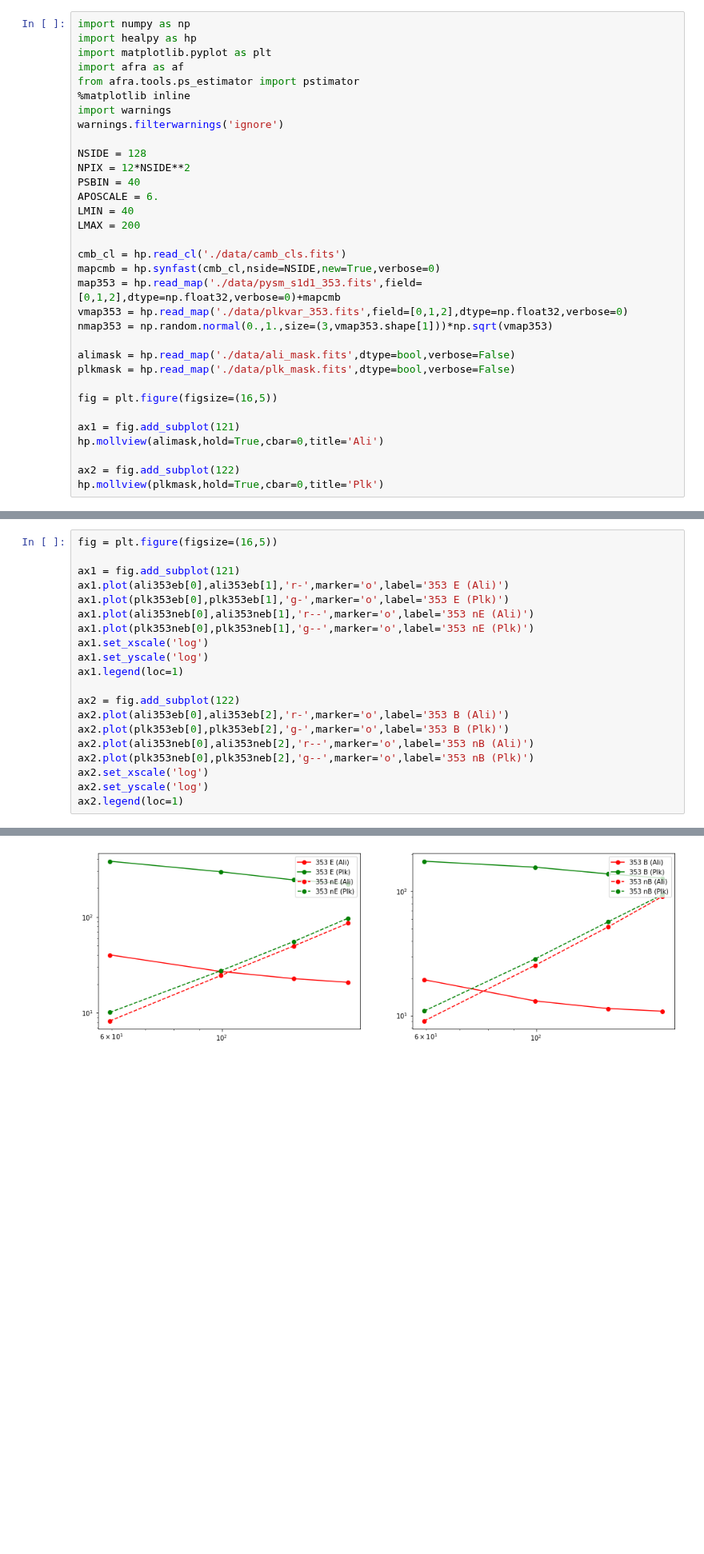
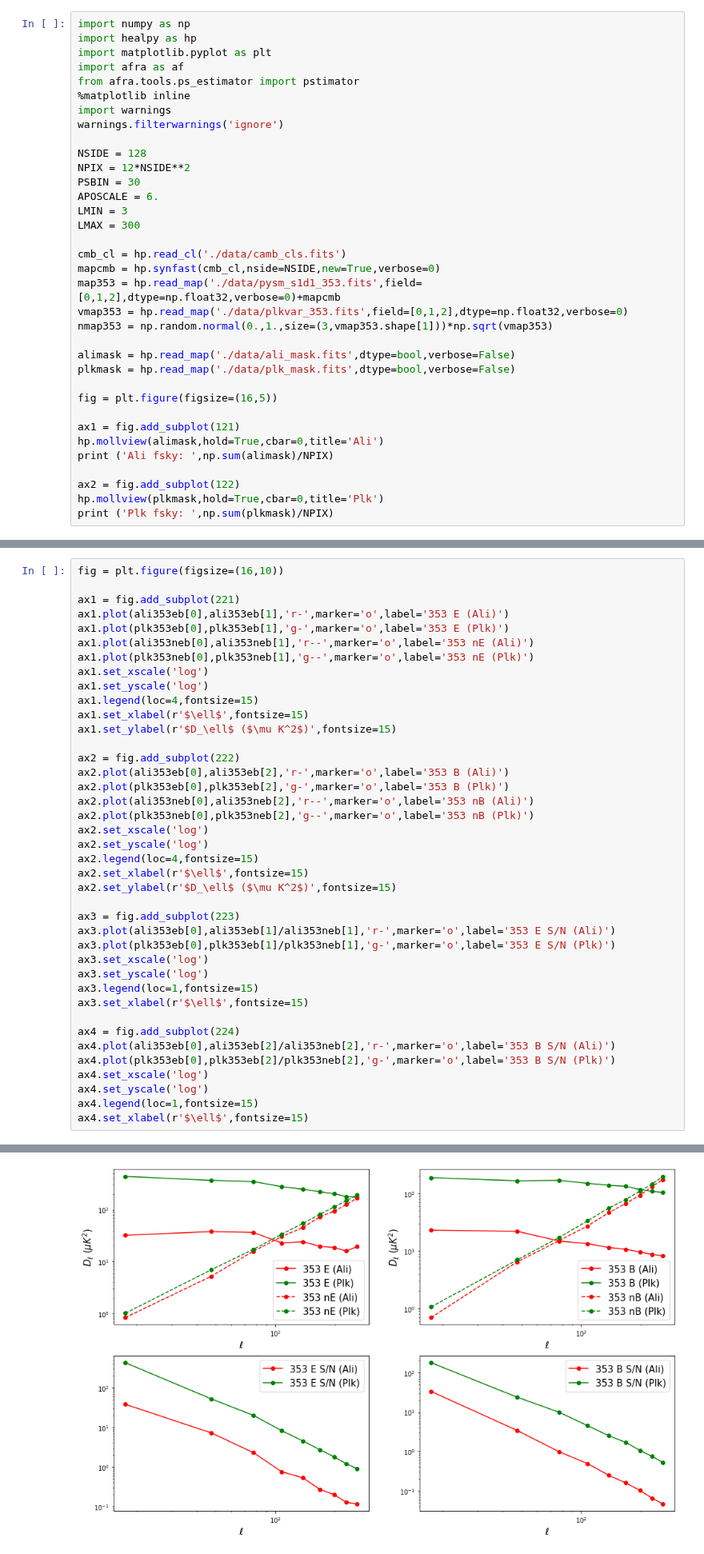
Before and after one commit to gioacchinowang/afra, a Jupyter notebook: tutorials/tutorial00.ipynb, the cells around one changed output, grey strips where cells are left out. Shown at 80% size. Cells and saved outputs as stored; diff of their text form; blank space fills up the shorter version.

```diff
--- a/tutorials/tutorial00.ipynb
+++ b/tutorials/tutorial00.ipynb
@@ -14,10 +14,10 @@ warnings.filterwarnings('ignore')
 
 NSIDE = 128
 NPIX = 12*NSIDE**2
-PSBIN = 40
+PSBIN = 30
 APOSCALE = 6.
-LMIN = 40
-LMAX = 200
+LMIN = 3
+LMAX = 300
 
 cmb_cl = hp.read_cl('./data/camb_cls.fits')
 mapcmb = hp.synfast(cmb_cl,nside=NSIDE,new=True,verbose=0)
@@ -32,7 +32,9 @@ fig = plt.figure(figsize=(16,5))
 
 ax1 = fig.add_subplot(121)
 hp.mollview(alimask,hold=True,cbar=0,title='Ali')
+print ('Ali fsky: ',np.sum(alimask)/NPIX)
 
 ax2 = fig.add_subplot(122)
 hp.mollview(plkmask,hold=True,cbar=0,title='Plk')
+print ('Plk fsky: ',np.sum(plkmask)/NPIX)
 # %% [output]
@@ -46,23 +50,43 @@ plkest = pstimator(nside=NSIDE,mask=plkmask,aposcale=APOSCALE,psbin=PSBIN,lmin=L
 plk353eb = plkest.autoBP(map353)
 plk353neb = plkest.autoBP(nmap353)
 # %%
-fig = plt.figure(figsize=(16,5))
+fig = plt.figure(figsize=(16,10))
 
-ax1 = fig.add_subplot(121)
+ax1 = fig.add_subplot(221)
 ax1.plot(ali353eb[0],ali353eb[1],'r-',marker='o',label='353 E (Ali)')
 ax1.plot(plk353eb[0],plk353eb[1],'g-',marker='o',label='353 E (Plk)')
 ax1.plot(ali353neb[0],ali353neb[1],'r--',marker='o',label='353 nE (Ali)')
 ax1.plot(plk353neb[0],plk353neb[1],'g--',marker='o',label='353 nE (Plk)')
 ax1.set_xscale('log')
 ax1.set_yscale('log')
-ax1.legend(loc=1)
+ax1.legend(loc=4,fontsize=15)
+ax1.set_xlabel(r'$\ell$',fontsize=15)
+ax1.set_ylabel(r'$D_\ell$ ($\mu K^2$)',fontsize=15)
 
-ax2 = fig.add_subplot(122)
+ax2 = fig.add_subplot(222)
 ax2.plot(ali353eb[0],ali353eb[2],'r-',marker='o',label='353 B (Ali)')
 ax2.plot(plk353eb[0],plk353eb[2],'g-',marker='o',label='353 B (Plk)')
 ax2.plot(ali353neb[0],ali353neb[2],'r--',marker='o',label='353 nB (Ali)')
 ax2.plot(plk353neb[0],plk353neb[2],'g--',marker='o',label='353 nB (Plk)')
 ax2.set_xscale('log')
 ax2.set_yscale('log')
-ax2.legend(loc=1)
+ax2.legend(loc=4,fontsize=15)
+ax2.set_xlabel(r'$\ell$',fontsize=15)
+ax2.set_ylabel(r'$D_\ell$ ($\mu K^2$)',fontsize=15)
+
+ax3 = fig.add_subplot(223)
+ax3.plot(ali353eb[0],ali353eb[1]/ali353neb[1],'r-',marker='o',label='353 E S/N (Ali)')
+ax3.plot(plk353eb[0],plk353eb[1]/plk353neb[1],'g-',marker='o',label='353 E S/N (Plk)')
+ax3.set_xscale('log')
+ax3.set_yscale('log')
+ax3.legend(loc=1,fontsize=15)
+ax3.set_xlabel(r'$\ell$',fontsize=15)
+
+ax4 = fig.add_subplot(224)
+ax4.plot(ali353eb[0],ali353eb[2]/ali353neb[2],'r-',marker='o',label='353 B S/N (Ali)')
+ax4.plot(plk353eb[0],plk353eb[2]/plk353neb[2],'g-',marker='o',label='353 B S/N (Plk)')
+ax4.set_xscale('log')
+ax4.set_yscale('log')
+ax4.legend(loc=1,fontsize=15)
+ax4.set_xlabel(r'$\ell$',fontsize=15)
 # %% [output]
@@ -70,4 +94,4 @@ ax2.legend(loc=1)
-[figure, old version]
+[figure, new version]
 # %%
 map95 = hp.read_map('./data/pysm_s1d1_95.fits',field=[0,1,2],dtype=np.float32,verbose=0)+mapcmb
 vmap95 = hp.read_map('./data/alivar_95.fits',field=[0,1,2],dtype=np.float32,verbose=0)
```
Also changed, not shown: parts of 3 cells of this notebook, 6 other files.
